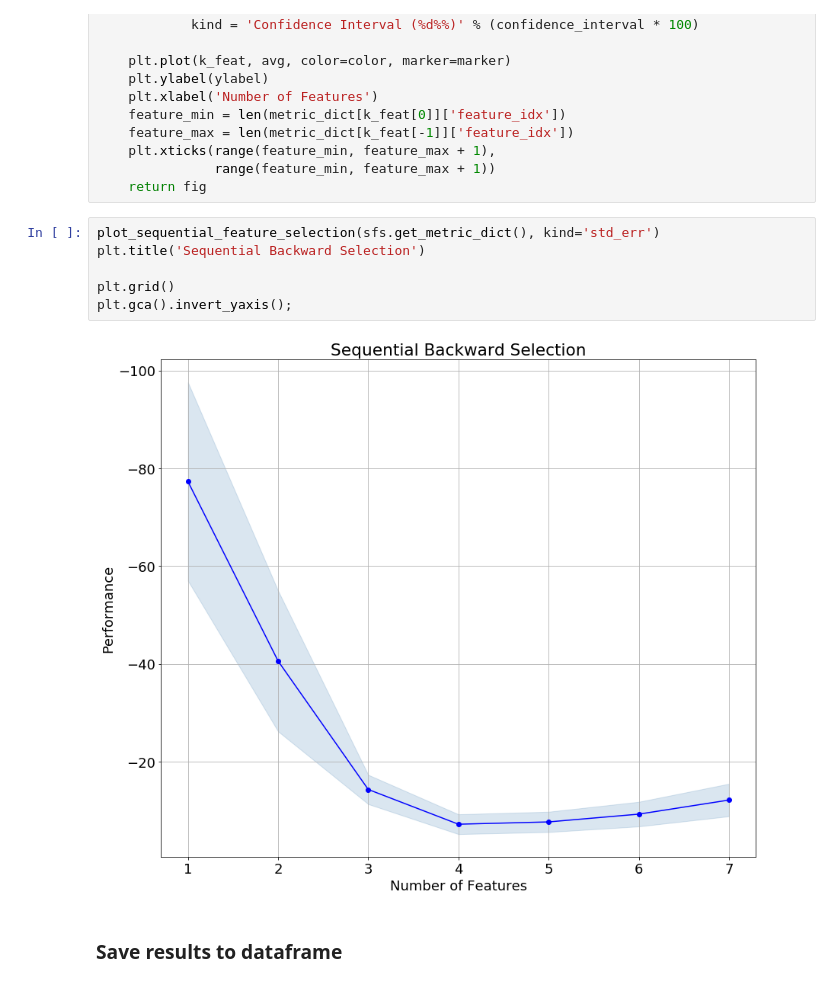
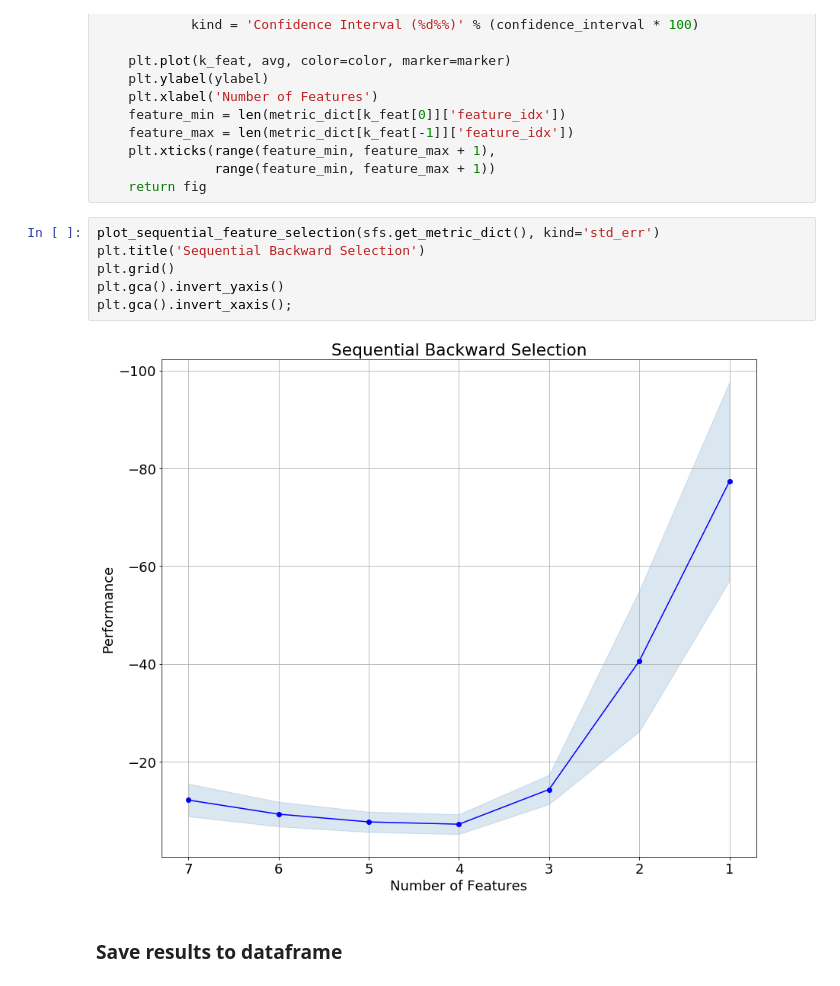
Before and after one commit to mycarta/Data-science-tools-petroleum-exploration-and-production, a Jupyter notebook: Python/notebooks/variable_selection_03_SFS.ipynb, the cells around one changed output. Cells and saved outputs as stored; diff of their text form.

```diff
--- a/Python/notebooks/variable_selection_03_SFS.ipynb
+++ b/Python/notebooks/variable_selection_03_SFS.ipynb
@@ -147,11 +147,11 @@ def plot_sequential_feature_selection(metric_dict,
 # %%
 plot_sequential_feature_selection(sfs.get_metric_dict(), kind='std_err')
 plt.title('Sequential Backward Selection')
-
 plt.grid()
-plt.gca().invert_yaxis();
+plt.gca().invert_yaxis()
+plt.gca().invert_xaxis();
 # %% [output]
-[figure, old version]
+[figure, new version]
 # %% [markdown]
 ### Save results to dataframe
 # %%
```
Also changed, not shown: parts of 1 cell of this notebook, 1 other file.
